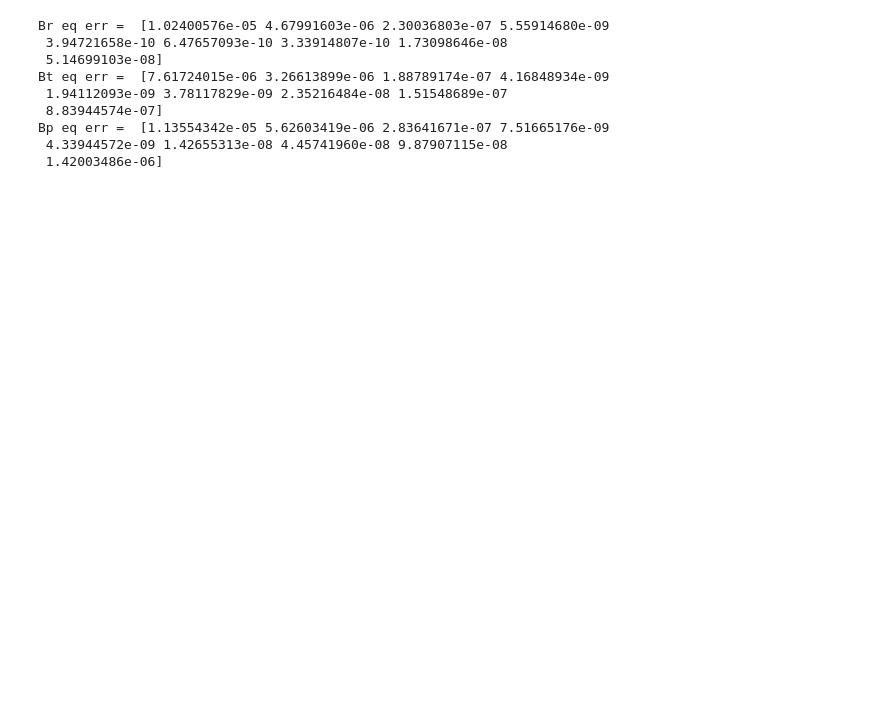
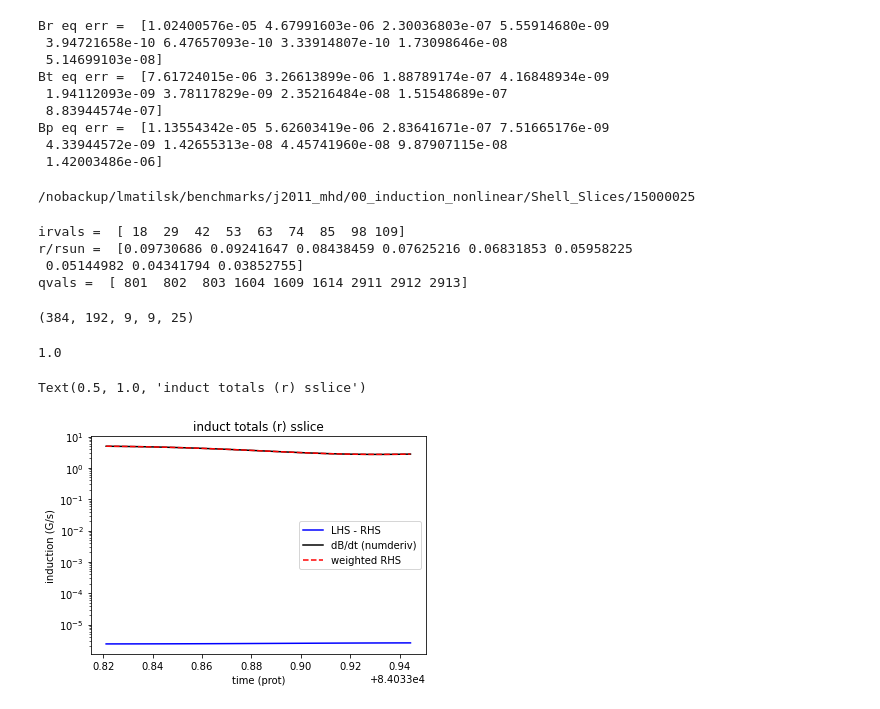
Before and after one commit to illorenzo7/sf_test_nonlin, a Jupyter notebook: induction_sf_nonlinear.ipynb, the cells around one changed output. Saved outputs shown, nothing was run; the diff lists cells and outputs as text; code cells hidden in the pictures; blank space fills up the shorter version.

Commit message:
added sslice error to notebook; seems the same

```diff
--- a/induction_sf_nonlinear.ipynb
+++ b/induction_sf_nonlinear.ipynb
@@ -249,0 +252,69 @@ Bp eq err =  [1.13554342e-05 5.62603419e-06 2.83641671e-07 7.51665176e-09
+# %%
+radatadir = dirname + 'Shell_Slices/'
+the_file = radatadir + os.listdir(radatadir)[0]
+sslice = Shell_Slices(the_file,'')
+print(the_file)
+# %% [output]
+/nobackup/lmatilsk/benchmarks/j2011_mhd/00_induction_nonlinear/Shell_Slices/15000025
+# %%
+# break up data
+vals_ss = sslice.vals
+lut_ss = sslice.lut
+
+print ('irvals = ', irvals)
+print ('r/rsun = ', spec.radius/common.rsun)
+print ('qvals = ', sslice.qv)
+# %% [output]
+irvals =  [ 18  29  42  53  63  74  85  98 109]
+r/rsun =  [0.09730686 0.09241647 0.08438459 0.07625216 0.06831853 0.05958225
+ 0.05144982 0.04341794 0.03852755]
+qvals =  [ 801  802  803 1604 1609 1614 2911 2912 2913]
+# %%
+print (np.shape(vals_ss))
+# %% [output]
+(384, 192, 9, 9, 25)
+# %%
+# lut and lut_ss are the same
+np.sum(lut==lut_ss)/np.size(lut)
+# %% [output]
+1.0
+# %%
+# Br  equation
+br_ss = vals_ss[..., lut[801], :]
+indr_ss = vals_ss[..., lut[1604], :]
+diffr_ss = vals_ss[..., lut[2911], :]
+
+# Bt  equation
+bt_ss = vals_ss[..., lut[802], :]
+indt_ss = vals_ss[..., lut[1609], :]
+difft_ss = vals_ss[..., lut[2912], :]
+
+# Bp  equation
+bp_ss = vals_ss[..., lut[803], :]
+indp_ss = vals_ss[..., lut[1614], :]
+diffp_ss = vals_ss[..., lut[2913], :]
+# %%
+# get lhs = d var / dt
+br_dt_ss = get_ddt(br_ss)
+bt_dt_ss = get_ddt(bt_ss)
+bp_dt_ss = get_ddt(bp_ss)
+# %%
+# get weighted rhs
+br_rhs_ss = get_weighted_rhs(diffr_ss, indr_ss)
+bt_rhs_ss = get_weighted_rhs(difft_ss, indt_ss)
+bp_rhs_ss = get_weighted_rhs(diffp_ss, indp_ss)
+# %%
+# plot the B_r equation
+plt.plot(t[2:], my_abs(br_dt_ss - br_rhs_ss, subl0=True)[ir0, :], 'b', label='LHS - RHS')
+plt.plot(t[2:], my_abs(br_dt_ss, subl0=True)[ir0, :], 'k', label='dB/dt (numderiv)')
+plt.plot(t[2:], my_abs(br_rhs_ss, subl0=True)[ir0, :], 'r--', label='weighted RHS')
+plt.yscale('log')
+
+# label
+plt.legend()
+plt.xlabel('time (prot)')
+plt.ylabel('induction (G/s)')
+plt.title('induct totals (r) sslice')
+# %% [output]
+Text(0.5, 1.0, 'induct totals (r) sslice')
+[figure, added]
```
Also changed, not shown: parts of 19 cells of this notebook, 1 other file.
